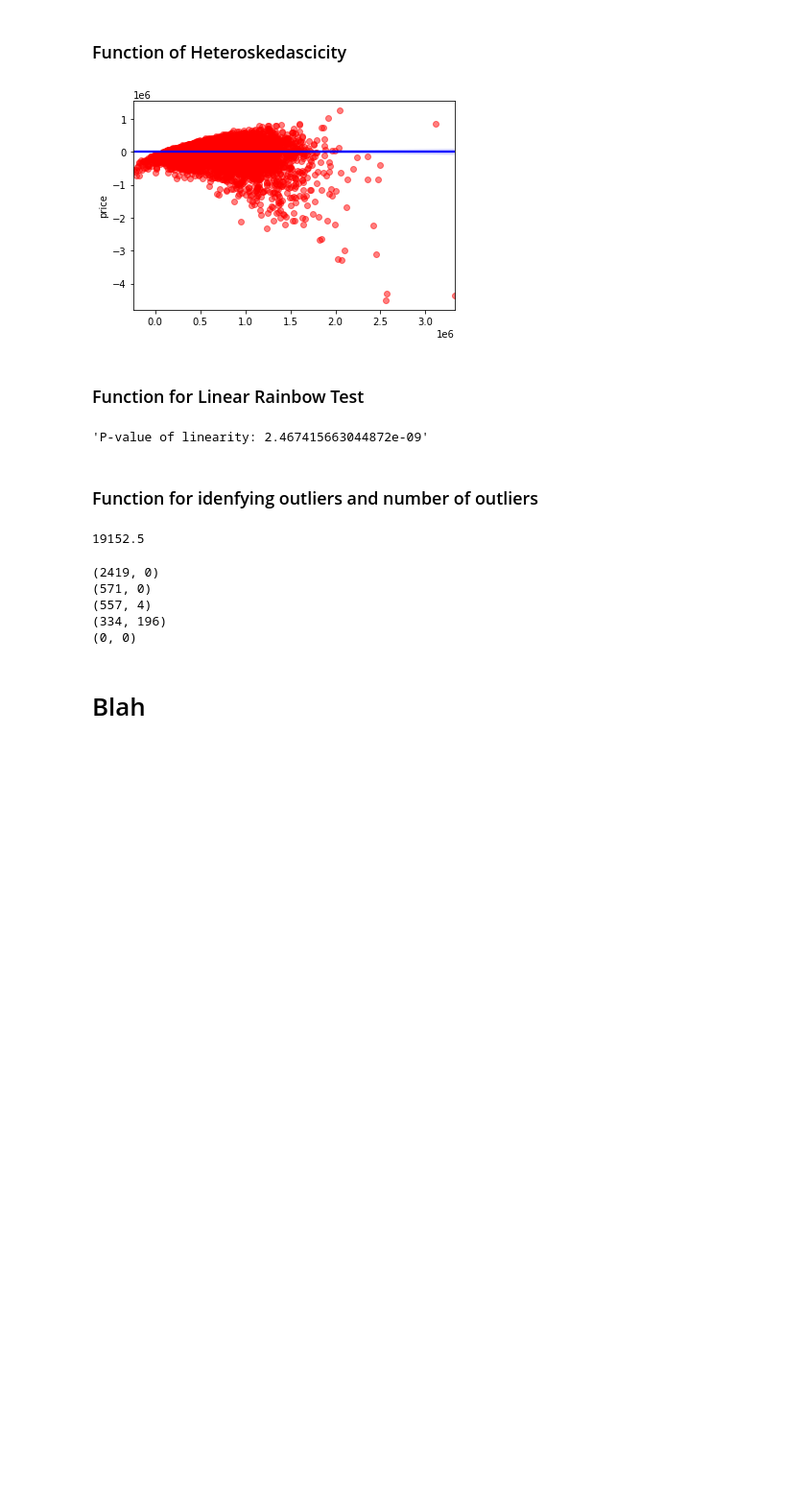
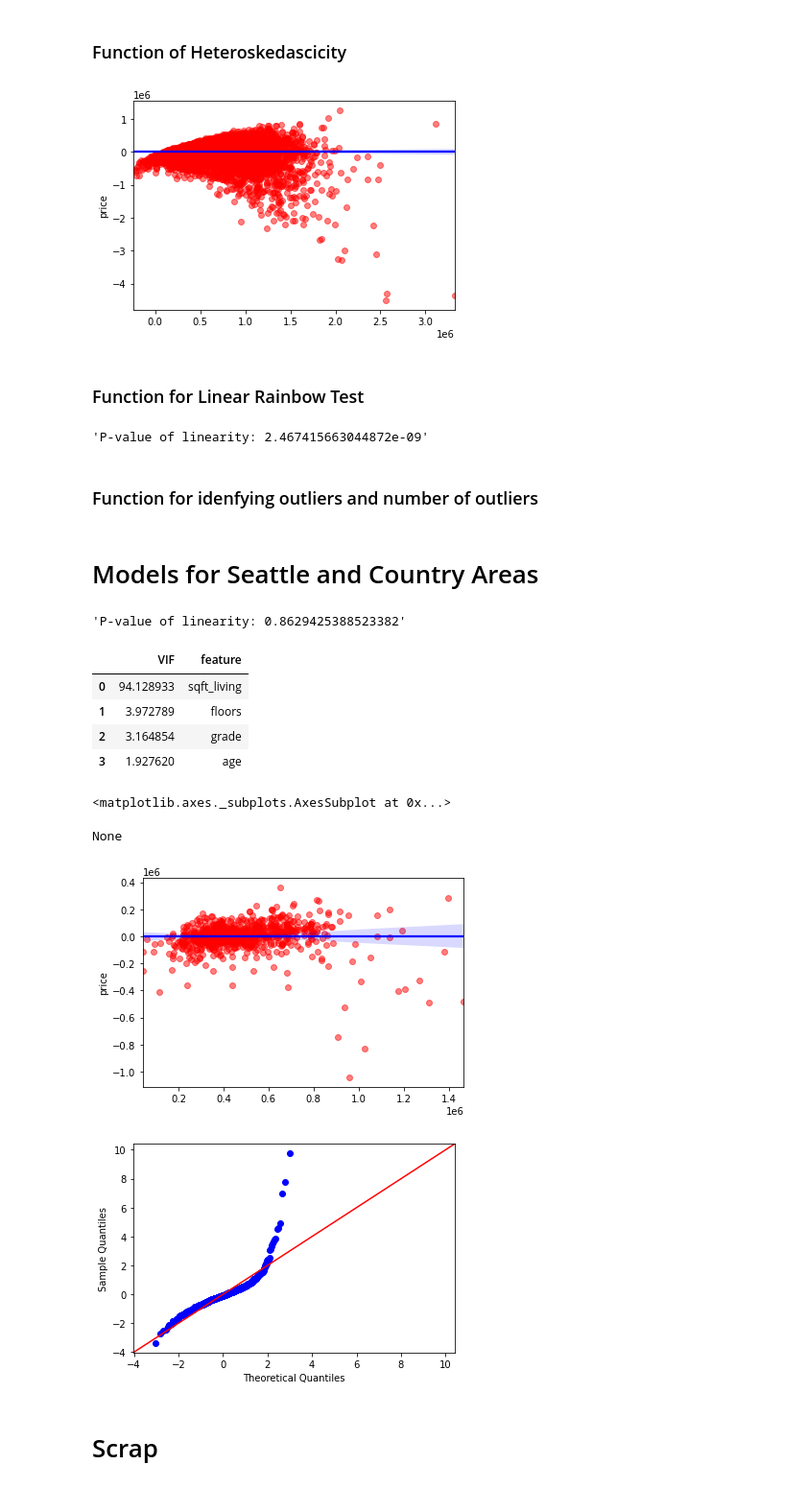
Before and after one commit to kjkahalley/King-County-housing-analysis, a Jupyter notebook: notebooks/exploratory/killian/main_notebook.ipynb, the cells around one changed output. Shown: that part at 96% size. Saved outputs shown, nothing was run; the diff lists cells and outputs as text; code cells hidden in the pictures; blank space fills up the shorter version.

Commit message:
Cleaned some data up and seperated the dataframe into seattle area and country area

```diff
--- a/notebooks/exploratory/killian/main_notebook.ipynb
+++ b/notebooks/exploratory/killian/main_notebook.ipynb
@@ -86,0 +89,5 @@ df = df.drop('sqft_basement', axis=1)
+# %%
+df['region'] = [int(x) for x in all_data['long'] > -121.95]
+# %%
+df_country = df.loc[df['region']==1]
+df_seattle = df.loc[df['region']==0]
@@ -177,26 +173,34 @@ def outliers(column):
     upper_lim = Q3 + 1.5 * IQR
 
     return lower_lim, upper_lim
-# %%
-outliers('sqft_lot')
-# %% [output]
-19152.5
 # %%
 def outlier_count(column):
     high_o = (df[column] > outliers(column)[1]).sum()
     low_o = (df[column] < outliers(column)[0]).sum()
     return high_o, low_o
-# %%
-print(outlier_count('sqft_lot'))
-print(outlier_count('sqft_living'))
-print(outlier_count('bathrooms'))
-print(outlier_count('bedrooms'))
-print(outlier_count('floors'))
-# %% [output]
-(2419, 0)
-(571, 0)
-(557, 4)
-(334, 196)
-(0, 0)
+# %% [markdown]
+# Models for Seattle and Country Areas
+# %%
+X_seattle = sm.add_constant(df_seattle[['sqft_living','grade','age', 'bathrooms']])
+y_seattle = df_seattle['price']
+X_country = sm.add_constant(df_country[['sqft_living','grade','age', 'bathrooms']])
+y_country = df_country['price']
+model_seattle = sm.OLS(y_seattle, X_seattle)
+model_country = sm.OLS(y_country, X_country)
+results_seattle = model_seattle.fit()
+results_country = model_country.fit()
+# %%
+check_model(model_country, X_country, y_country)
+# %% [output]
+'P-value of linearity: 0.8629425388523382'
+|  | VIF | feature |
+| 0 | 94.128933 | sqft_living |
+| 1 | 3.972789 | floors |
+| 2 | 3.164854 | grade |
+| 3 | 1.927620 | age |
+<matplotlib.axes._subplots.AxesSubplot at 0x...>
+None
+[figure, added]
+[figure, added]
 # %% [markdown]
-# Blah
+# Scrap
```
Also changed, not shown: parts of 8 cells of this notebook.
